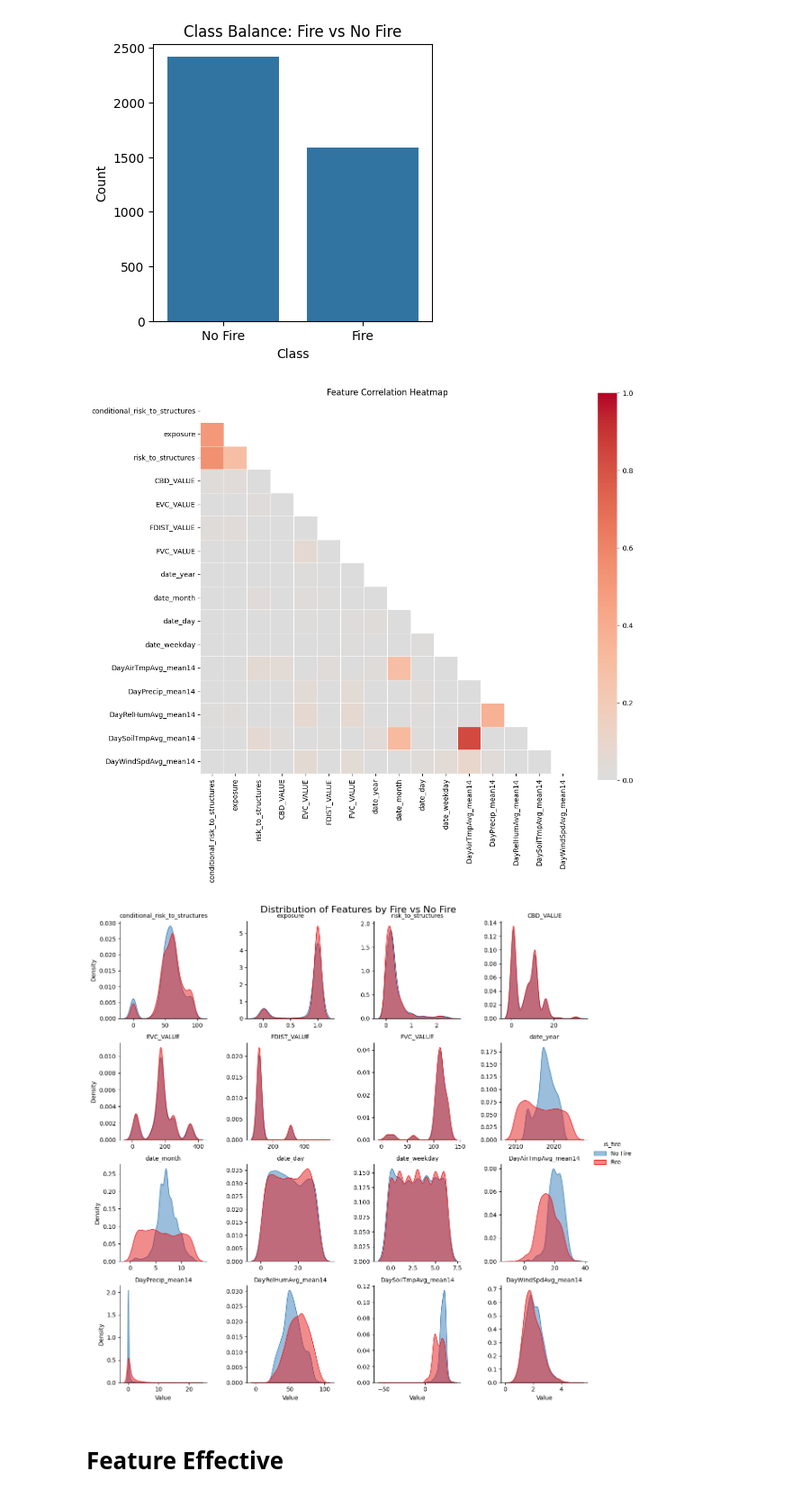
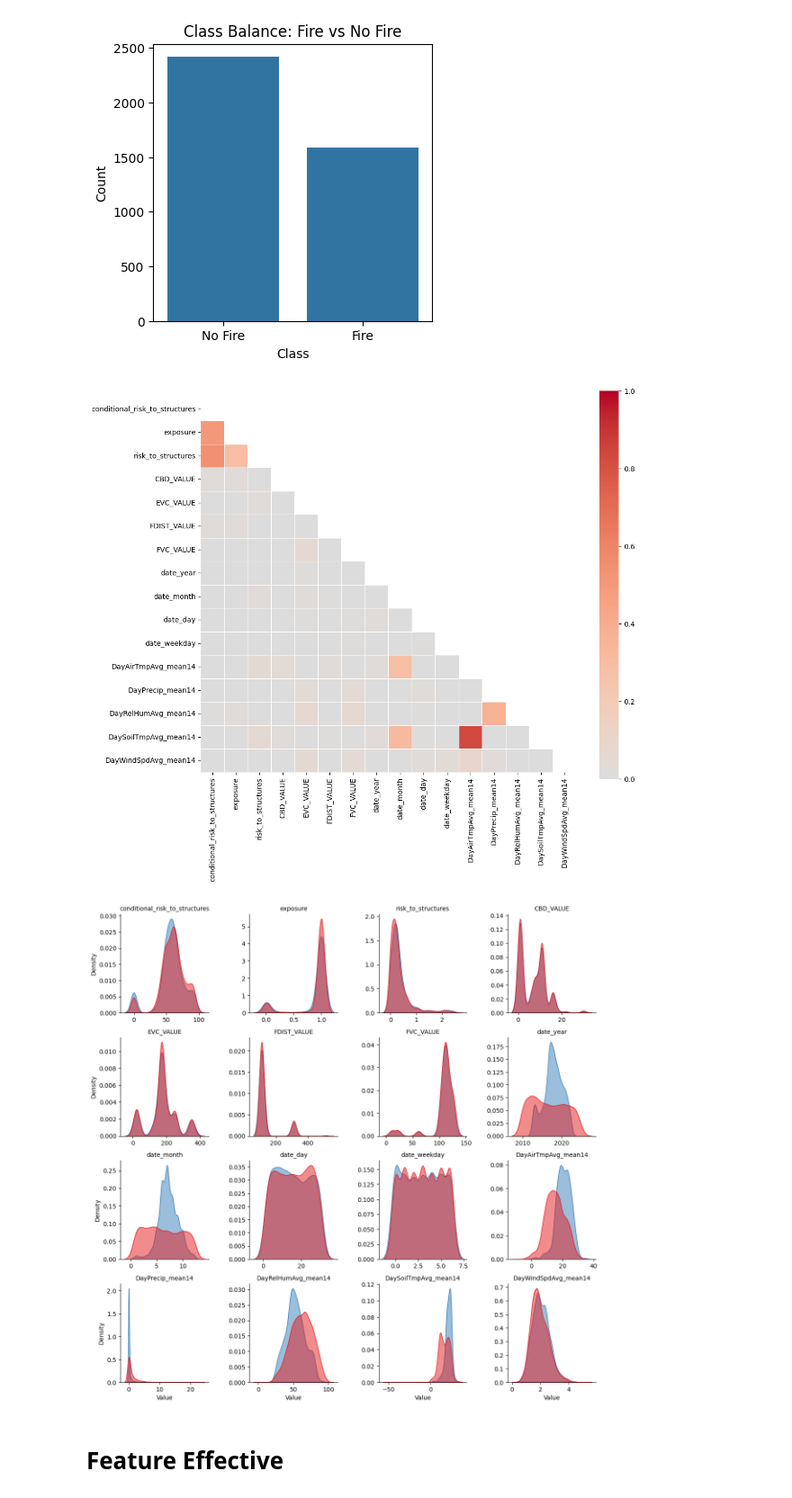
Before and after one commit to Shawn-Kim96/California_Wild_Fire_Prediction, a Jupyter notebook: notebooks/12.0-ShawnKim-final_data_analysis.ipynb, the cells around one changed output. Shown at 90% size. Saved outputs shown, nothing was run; the diff lists cells and outputs as text; code cells hidden in the pictures.

```diff
--- a/notebooks/12.0-ShawnKim-final_data_analysis.ipynb
+++ b/notebooks/12.0-ShawnKim-final_data_analysis.ipynb
@@ -157,27 +177,25 @@ plt.figure(figsize=(12,10))
 corr = df2.drop(columns=['is_fire']).corr()  # exclude the label for feature-feature correlation
 mask = np.triu(np.ones_like(corr, dtype=bool))
 sns.heatmap(corr, mask=mask, cmap='coolwarm', center=0, square=True, linewidths=0.5, vmin=0, vmax=1)
-plt.title("Feature Correlation Heatmap")
 plt.show()
 # %% [output]
-[figure, old version]
+[figure, new version]
 # %%
 # Total Class-wise Feature Distribution
 
 num_cols = df2.select_dtypes(include=['float64', 'int64']).columns.drop('is_fire')
 df_melted = df2.melt(id_vars='is_fire', value_vars=num_cols, var_name='Feature', value_name='Value')
 
 g = sns.FacetGrid(df_melted, col='Feature', col_wrap=4, sharex=False, sharey=False, height=3)
 g.map_dataframe(sns.kdeplot, x='Value', hue='is_fire', common_norm=False, fill=True, alpha=0.5, palette='Set1')
 
 g.set_titles(col_template="{col_name}")
 g.set_axis_labels("Value", "Density")
-g.add_legend(title='is_fire', labels=["No Fire", "Fire"])
 plt.subplots_adjust(top=0.95)
-g.fig.suptitle("Distribution of Features by Fire vs No Fire", fontsize=16)
+
 plt.show()
 # %% [output]
-[figure, old version]
+[figure, new version]
 # %% [markdown]
 # Feature Effective
 # %%
```
Also changed, not shown: parts of 2 cells of this notebook, 23 other files.
